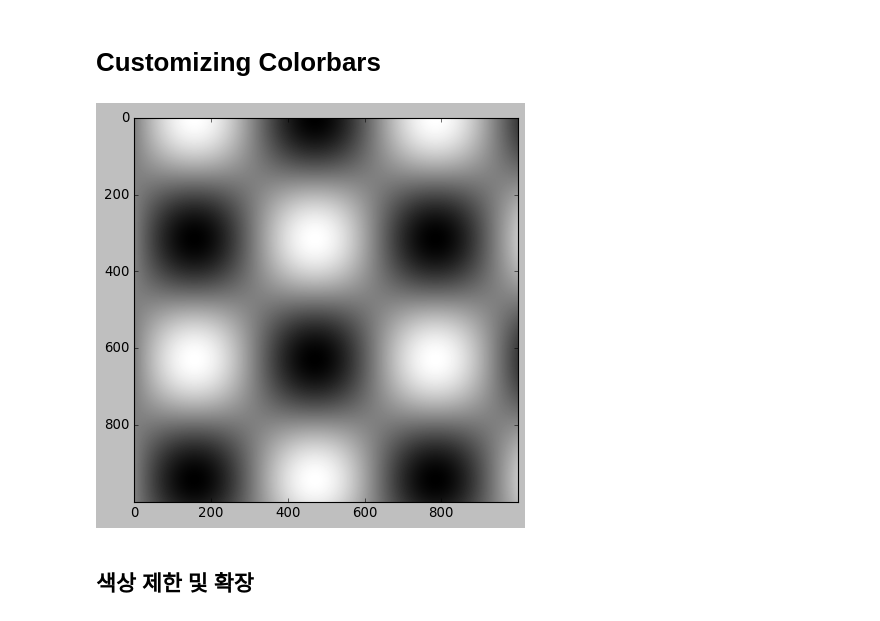
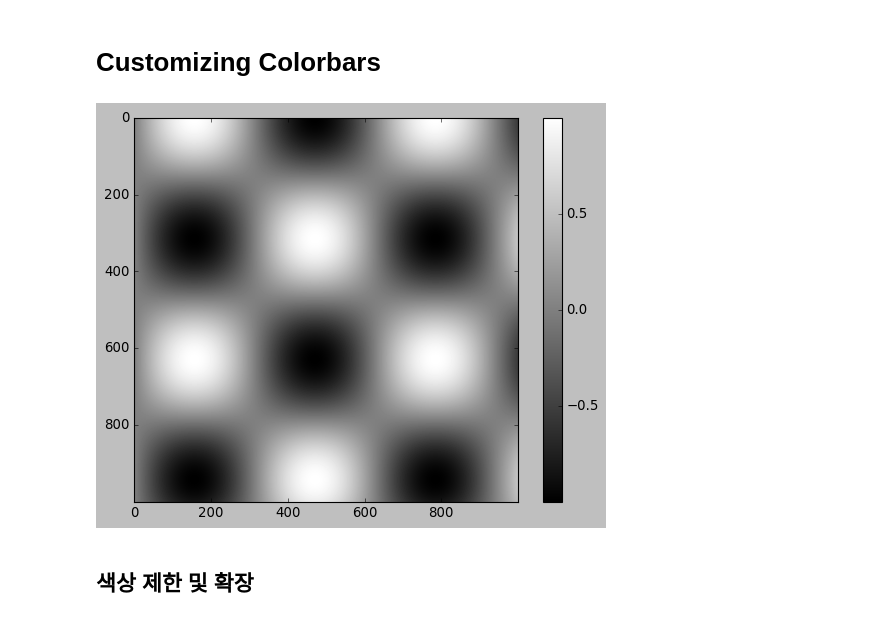
Before and after one commit to Do-heewan/Data_Science, a Jupyter notebook: 7주차/ch4-7_Colorbars.ipynb, the cells around one changed output. Drawn from its saved outputs; the diff is of its cells as text; code cells hidden in the pictures.

```diff
--- a/7주차/ch4-7_Colorbars.ipynb
+++ b/7주차/ch4-7_Colorbars.ipynb
@@ -16,9 +16,10 @@ plt.show()
 # Customizing Colorbars
 # %%
 plt.imshow(I, cmap='gray') # 흑백 프린터 사용
+plt.colorbar()
 plt.show()
 # %% [output]
-[figure, old version]
+[figure, new version]
 # %% [markdown]
 ## 색상 제한 및 확장
 # %%
```
Also changed, not shown: parts of 2 cells of this notebook, 6 other files.
